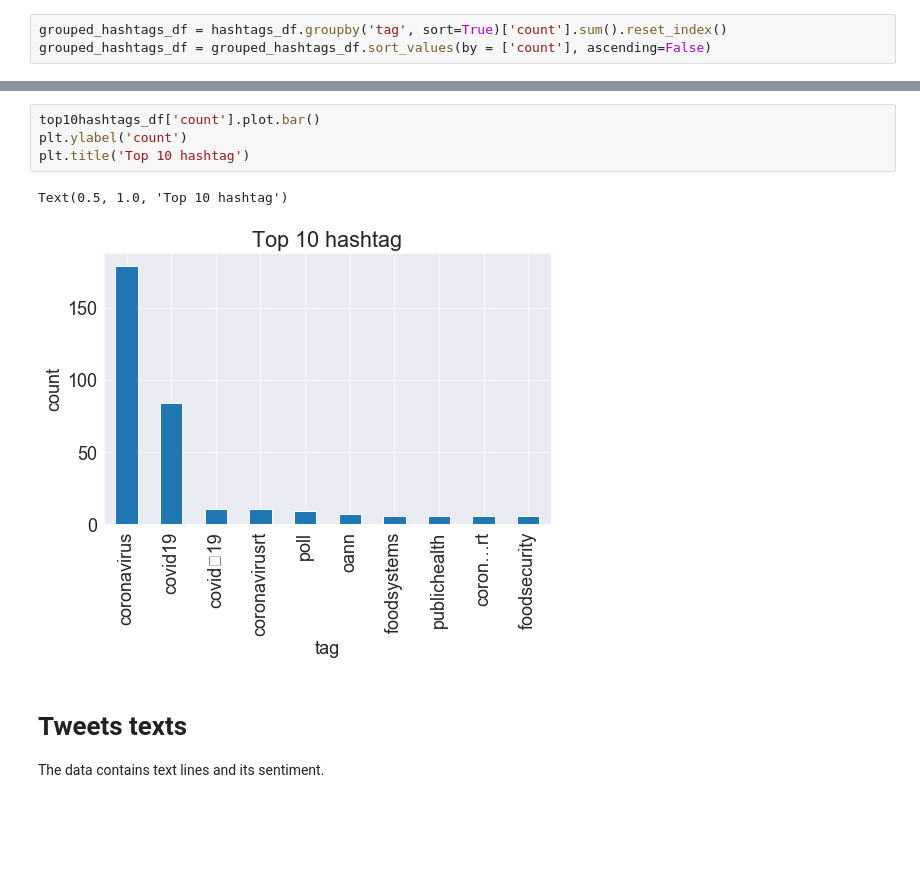
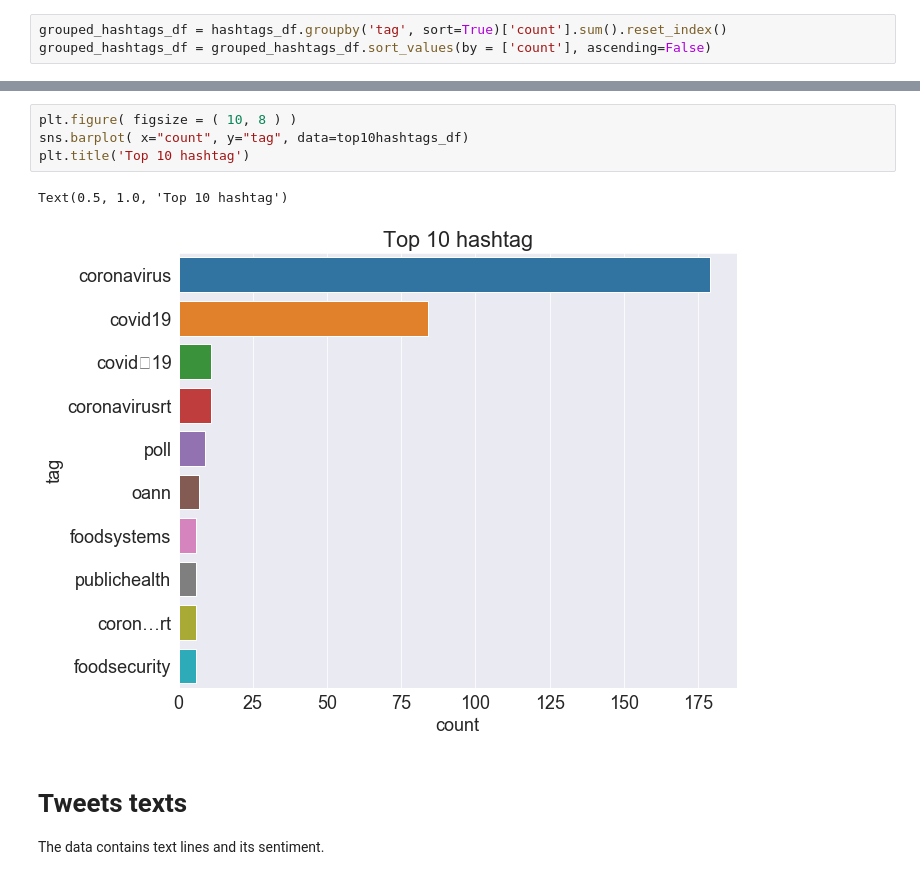
Before and after one commit to wojtek11530/Introduction-to-Big-Data-Analytics, a Jupyter notebook: list_4/BD_list_4_analyzis_and_visualization.ipynb, the cells around one changed output, grey strips where cells are left out. Drawn from its saved outputs; the diff is of its cells as text; blank space fills up the shorter version.

Commit message:
improve plots

```diff
--- a/list_4/BD_list_4_analyzis_and_visualization.ipynb
+++ b/list_4/BD_list_4_analyzis_and_visualization.ipynb
@@ -52,10 +51,10 @@ top10hashtags_df
-# %%
-top10hashtags_df['count'].plot.bar()
-plt.ylabel('count')
-plt.title('Top 10 hashtag')
-# %% [output]
-Text(0.5, 1.0, 'Top 10 hashtag')
-[figure, removed]
+# %%
+plt.figure( figsize = ( 10, 8 ) )
+sns.barplot( x="count", y="tag", data=top10hashtags_df)
+plt.title('Top 10 hashtag')
+# %% [output]
+Text(0.5, 1.0, 'Top 10 hashtag')
+[figure, added]
 # %% [markdown]
 # Tweets texts
 
```
Also changed, not shown: parts of 4 cells of this notebook, 1 other file.
